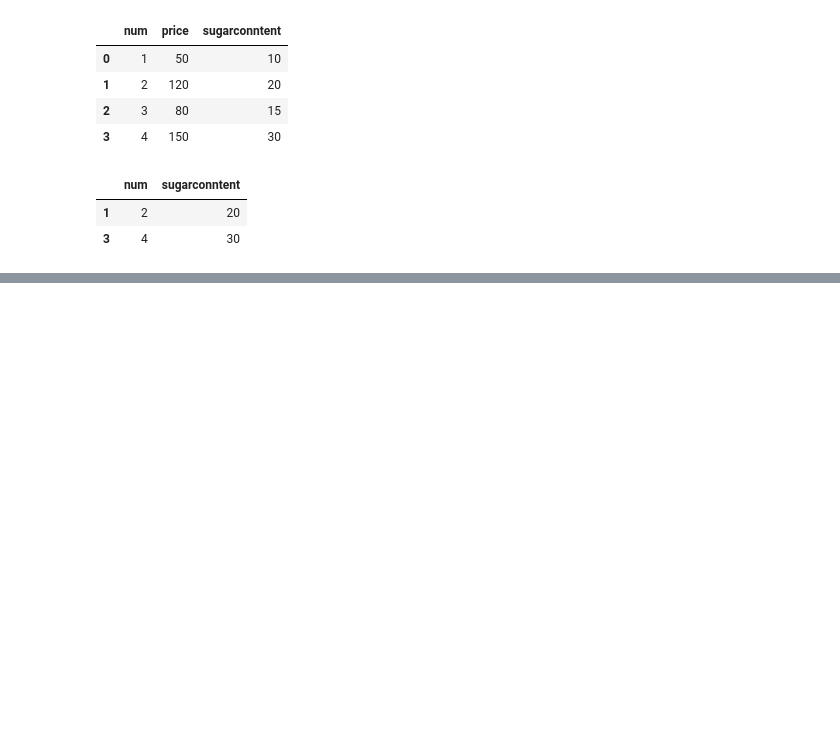
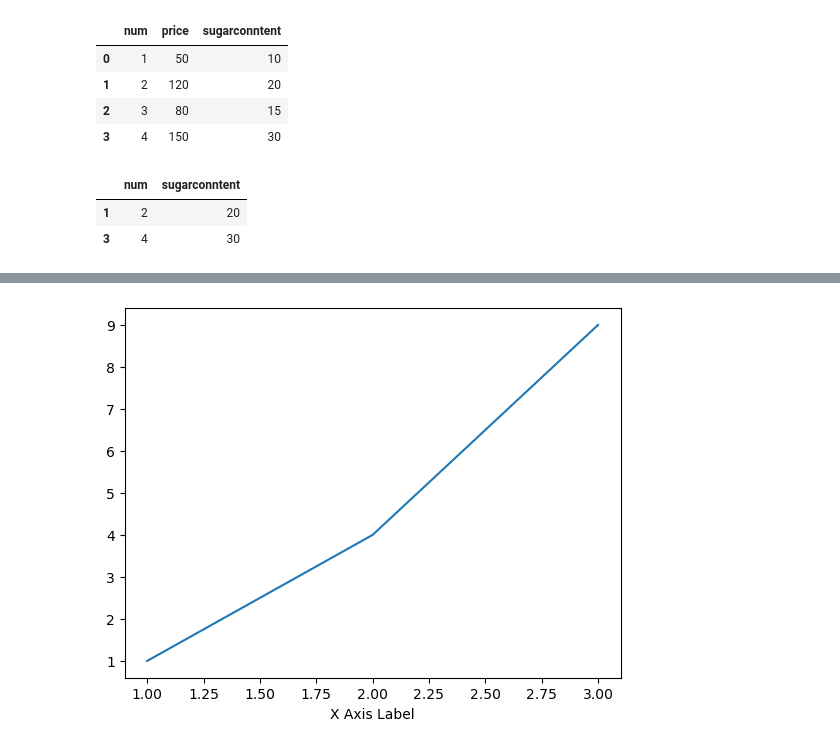
Before and after one commit to zum-m/skillup_AI, a Jupyter notebook: skillup_py1.ipynb, the cells around one changed output, grey strips where cells are left out. Drawn from its saved outputs; the diff is of its cells as text; code cells hidden in the pictures; blank space fills up the shorter version.

```diff
--- a/skillup_py1.ipynb
+++ b/skillup_py1.ipynb
@@ -214,0 +251,9 @@ KeyError: ('num', 'sugarconntent')
+# %%
+import matplotlib.pyplot as plt
+
+fig, ax = plt.subplots()  # 図と軸を作成
+ax.plot([1, 2, 3], [1, 4, 9])  # データをプロット
+ax.set_xlabel('X Axis Label')  # X軸にラベルを設定
+plt.show()
+# %% [output]
+[figure, added]
```
Also changed, not shown: parts of 22 cells of this notebook.
